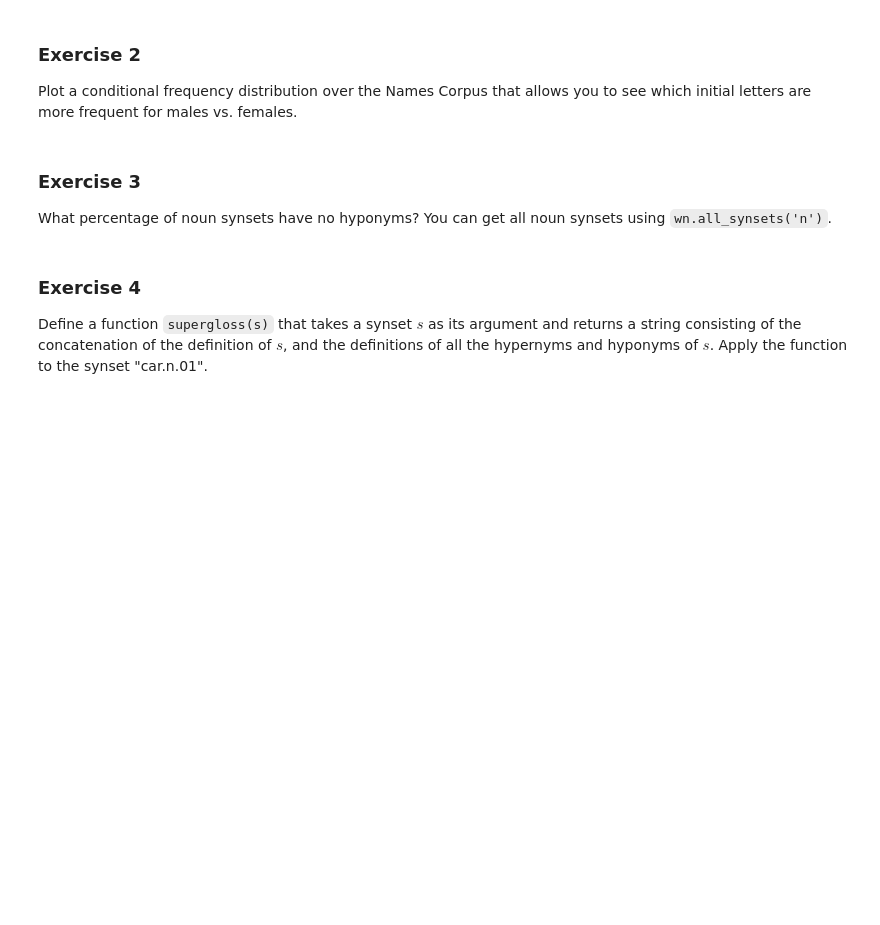
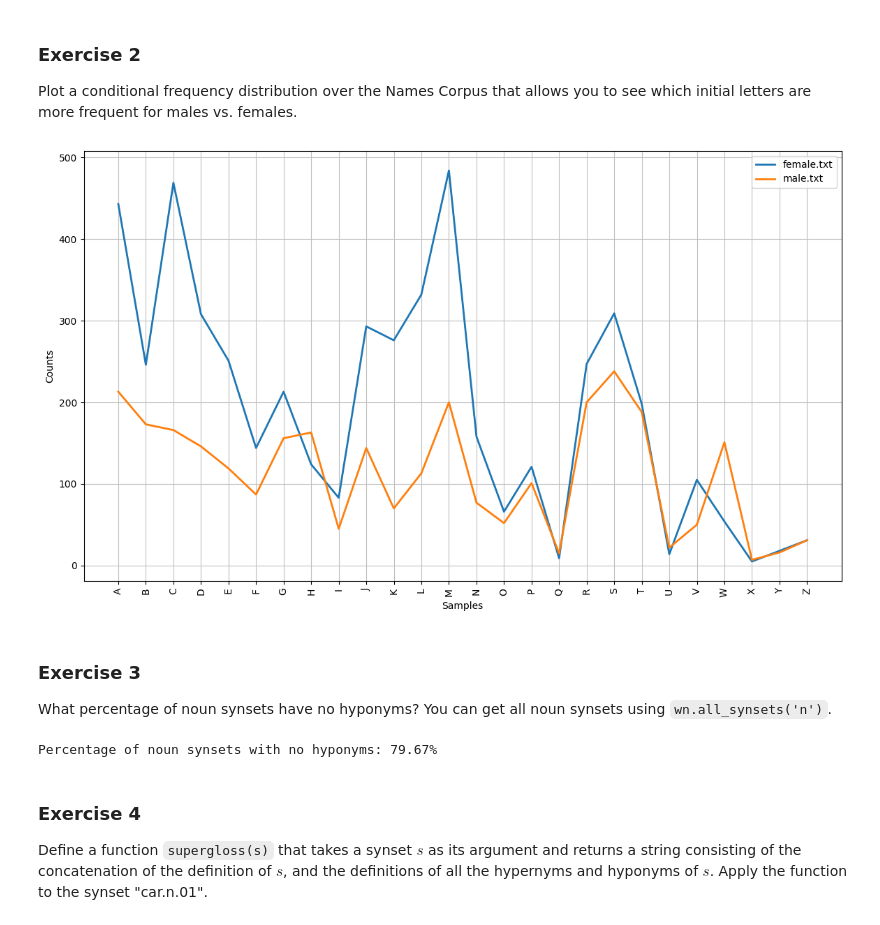
Before and after one commit to yernaz-togizbayev/natural_language_processing, a Jupyter notebook: Exercise_Sheet_2.ipynb, the cells around one changed output. Cells and saved outputs as stored; diff of their text form; code cells hidden in the pictures; blank space fills up the shorter version.

```diff
--- a/Exercise_Sheet_2.ipynb
+++ b/Exercise_Sheet_2.ipynb
@@ -12,10 +63,38 @@ Plot the conditional frequency distribution of how the usage of the words "men",
 ### Exercise 2
 
 Plot a conditional frequency distribution over the Names Corpus that allows you to see which initial letters are more frequent for males vs. females.
+# %%
+# Create a ConditionalFreqDist of initial letters based on gender
+cfd = ConditionalFreqDist(
+    (fileid, name[0])
+    for fileid in names.fileids()
+    for name in names.words(fileid)
+)
+
+# Plot the conditional frequency distribution
+plt.figure(figsize=(14, 8))
+cfd.plot()
+plt.show()
+# %% [output]
+[figure, added]
 # %% [markdown]
 ### Exercise 3
 
 What percentage of noun synsets have no hyponyms? You can get all noun synsets using `wn.all_synsets('n')`.
+# %%
+# Get all noun synsets
+nouns_in_wordnet = list(wn.all_synsets('n'))
+
+# Count the number of noun synsets with no hyponyms using filter and lambda
+no_hyponyms_counter = len(list(filter(lambda synset: not synset.hyponyms(), nouns_in_wordnet)))
+
+# Calculate the percentage
+total_noun_synsets = len(nouns_in_wordnet)
+synset_percentage_without_hyponyms = (no_hyponyms_counter / total_noun_synsets) * 100 if total_noun_synsets > 0 else 0
+
+print(f"Percentage of noun synsets with no hyponyms: {synset_percentage_without_hyponyms:.2f}%")
+# %% [output]
+Percentage of noun synsets with no hyponyms: 79.67%
 # %% [markdown]
 ### Exercise 4
 
```
Also changed, not shown: parts of 11 cells of this notebook.
